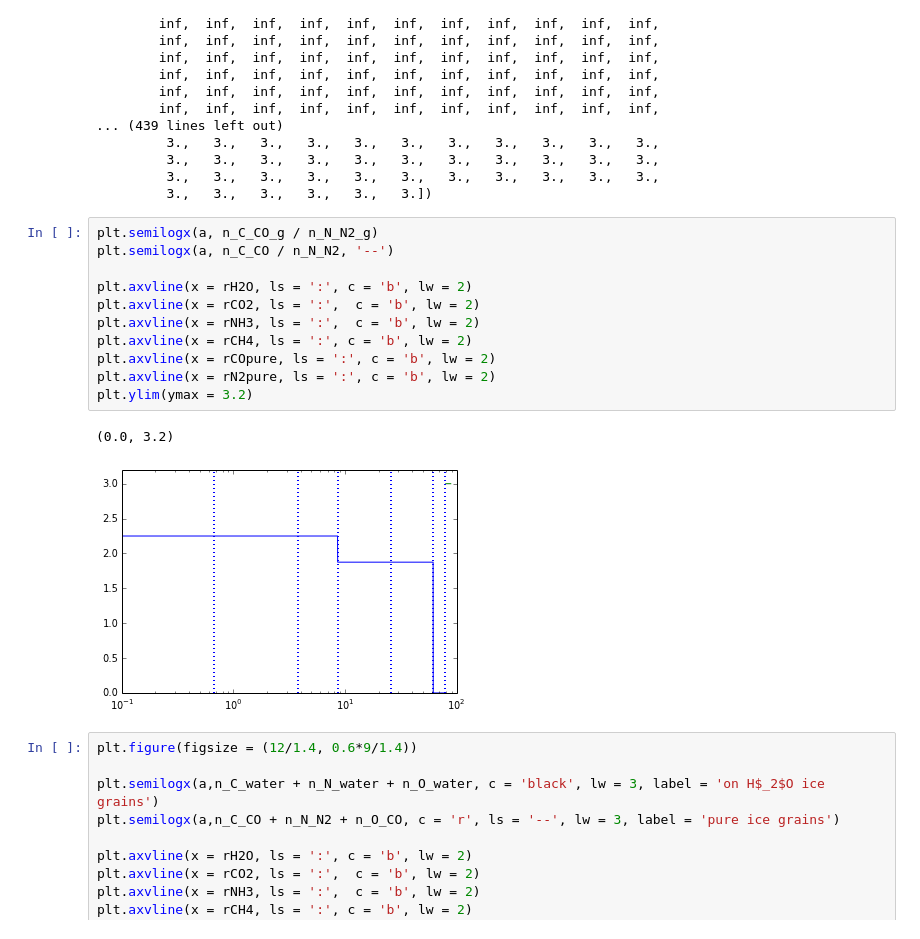
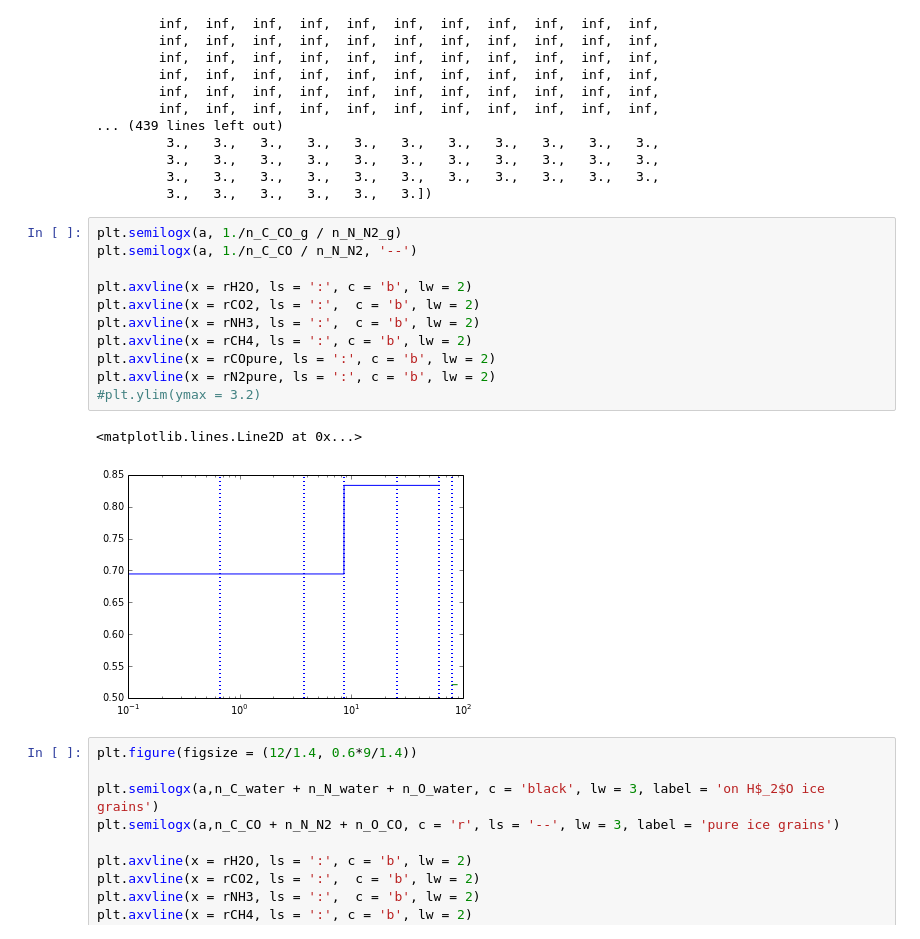
Before and after one commit to apiso/Thesis, a Jupyter notebook: python/NO_plots.ipynb, the cells around one changed output. Drawn from its saved outputs; the diff is of its cells as text.

```diff
--- a/python/NO_plots.ipynb
+++ b/python/NO_plots.ipynb
@@ -113,19 +113,19 @@ array([ inf,  inf,  inf,  inf,  inf,  inf,  inf,  inf,  inf,  inf,  inf,
          3.,   3.,   3.,   3.,   3.,   3.,   3.,   3.,   3.,   3.,   3.,
          3.,   3.,   3.,   3.,   3.,   3.])
 # %%
-plt.semilogx(a, n_C_CO_g / n_N_N2_g)
-plt.semilogx(a, n_C_CO / n_N_N2, '--')
+plt.semilogx(a, 1./n_C_CO_g / n_N_N2_g)
+plt.semilogx(a, 1./n_C_CO / n_N_N2, '--')
 
 plt.axvline(x = rH2O, ls = ':', c = 'b', lw = 2)
 plt.axvline(x = rCO2, ls = ':',  c = 'b', lw = 2)
 plt.axvline(x = rNH3, ls = ':',  c = 'b', lw = 2)
 plt.axvline(x = rCH4, ls = ':', c = 'b', lw = 2)
 plt.axvline(x = rCOpure, ls = ':', c = 'b', lw = 2)
 plt.axvline(x = rN2pure, ls = ':', c = 'b', lw = 2)
-plt.ylim(ymax = 3.2)
+#plt.ylim(ymax = 3.2)
 # %% [output]
-(0.0, 3.2)
+<matplotlib.lines.Line2D at 0x...>
-[figure, old version]
+[figure, new version]
 # %%
 plt.figure(figsize = (12/1.4, 0.6*9/1.4))
 
```
Also changed, not shown: 5 other files.
